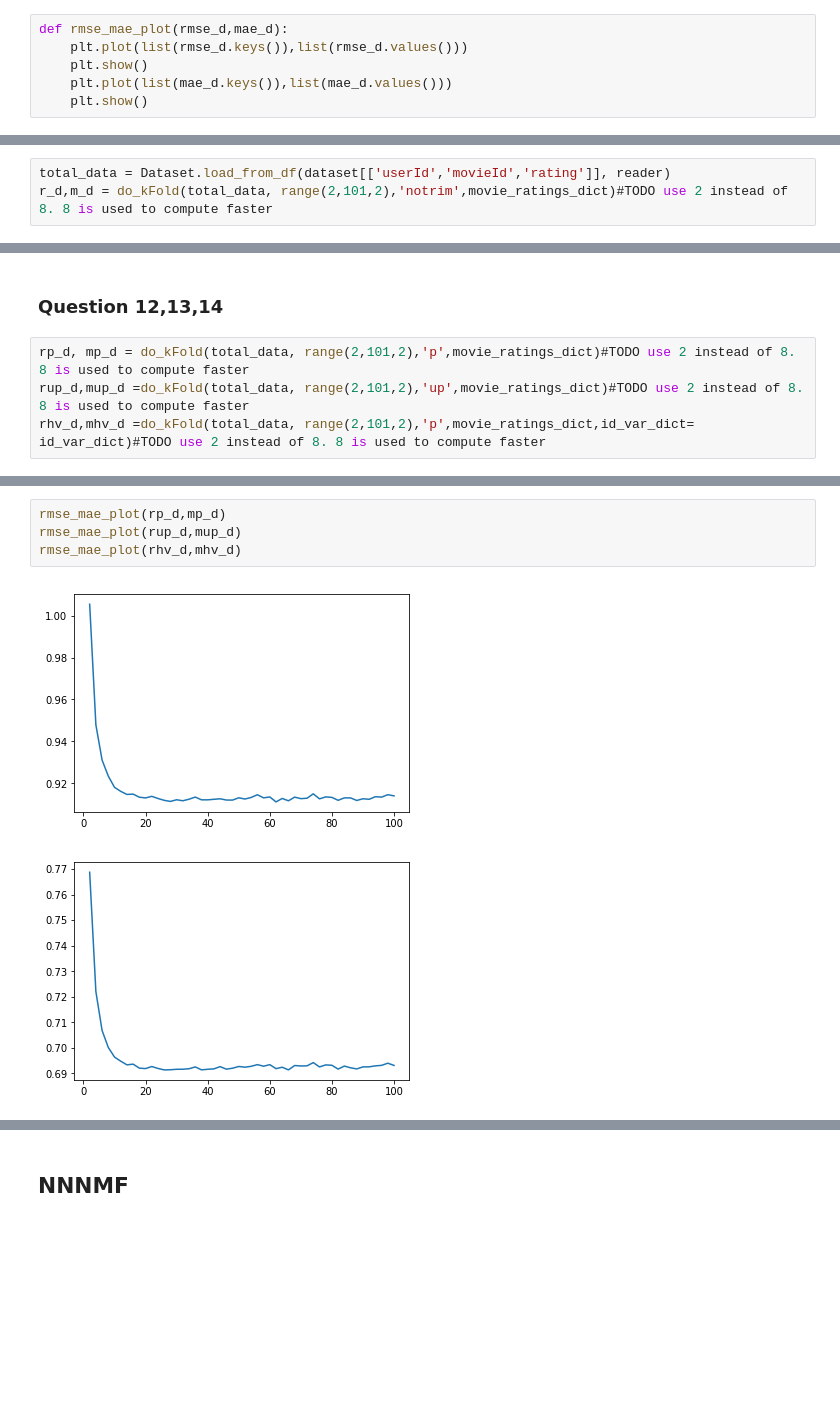
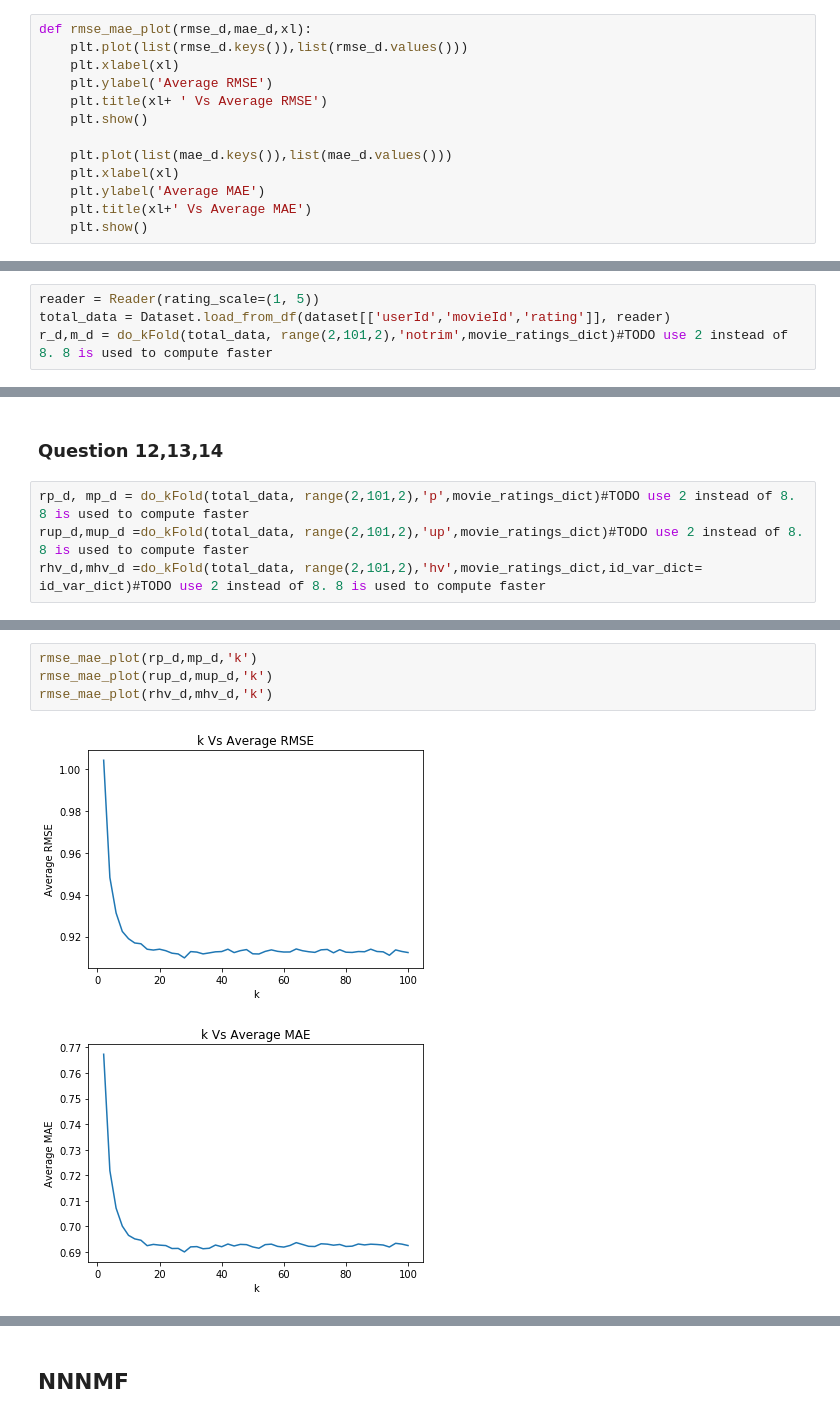
Before and after one commit to satyatumati/Collaborative-Filtering, a Jupyter notebook: Project 3_v3.ipynb, the cells around one changed output, grey strips where cells are left out. Cells and saved outputs as stored; diff of their text form; blank space fills up the shorter version.

```diff
--- a/Project 3_v3.ipynb
+++ b/Project 3_v3.ipynb
@@ -134,14 +134,22 @@ def do_kFold(data_, range_,trimm,movie_ratings_dict,splits=10, id_var_dict=None)
         print('Mean mae',sum(mae_list)/len(mae_list))
     return rmse_d, mae_d
 # %%
-def rmse_mae_plot(rmse_d,mae_d):
+def rmse_mae_plot(rmse_d,mae_d,xl):
     plt.plot(list(rmse_d.keys()),list(rmse_d.values()))
+    plt.xlabel(xl)
+    plt.ylabel('Average RMSE')
+    plt.title(xl+ ' Vs Average RMSE')
     plt.show()
+
     plt.plot(list(mae_d.keys()),list(mae_d.values()))
+    plt.xlabel(xl)
+    plt.ylabel('Average MAE')
+    plt.title(xl+' Vs Average MAE')
     plt.show()
 # %% [markdown]
 ### Question 10
 # %%
+reader = Reader(rating_scale=(1, 5))
 total_data = Dataset.load_from_df(dataset[['userId','movieId','rating']], reader)
 r_d,m_d = do_kFold(total_data, range(2,101,2),'notrim',movie_ratings_dict)#TODO use 2 instead of 8. 8 is used to compute faster
 # %% [output]
@@ -179,7 +187,7 @@ rmse_mae_plot(r_d,m_d)
 # %%
 rp_d, mp_d = do_kFold(total_data, range(2,101,2),'p',movie_ratings_dict)#TODO use 2 instead of 8. 8 is used to compute faster
 rup_d,mup_d =do_kFold(total_data, range(2,101,2),'up',movie_ratings_dict)#TODO use 2 instead of 8. 8 is used to compute faster
-rhv_d,mhv_d =do_kFold(total_data, range(2,101,2),'p',movie_ratings_dict,id_var_dict= id_var_dict)#TODO use 2 instead of 8. 8 is used to compute faster
+rhv_d,mhv_d =do_kFold(total_data, range(2,101,2),'hv',movie_ratings_dict,id_var_dict= id_var_dict)#TODO use 2 instead of 8. 8 is used to compute faster
 # %% [output]
 Neighbors  2
 Estimating biases using als...
@@ -191,7 +209,7 @@ KeyboardInterrupt:
 # %%
-rmse_mae_plot(rp_d,mp_d)
-rmse_mae_plot(rup_d,mup_d)
-rmse_mae_plot(rhv_d,mhv_d)
+rmse_mae_plot(rp_d,mp_d,'k')
+rmse_mae_plot(rup_d,mup_d,'k')
+rmse_mae_plot(rhv_d,mhv_d,'k')
 # %% [output]
-[figure, old version]
+[figure, new version]
-[figure, old version]
+[figure, new version]
```
Also changed, not shown: parts of 65 cells of this notebook, 1 other file.
